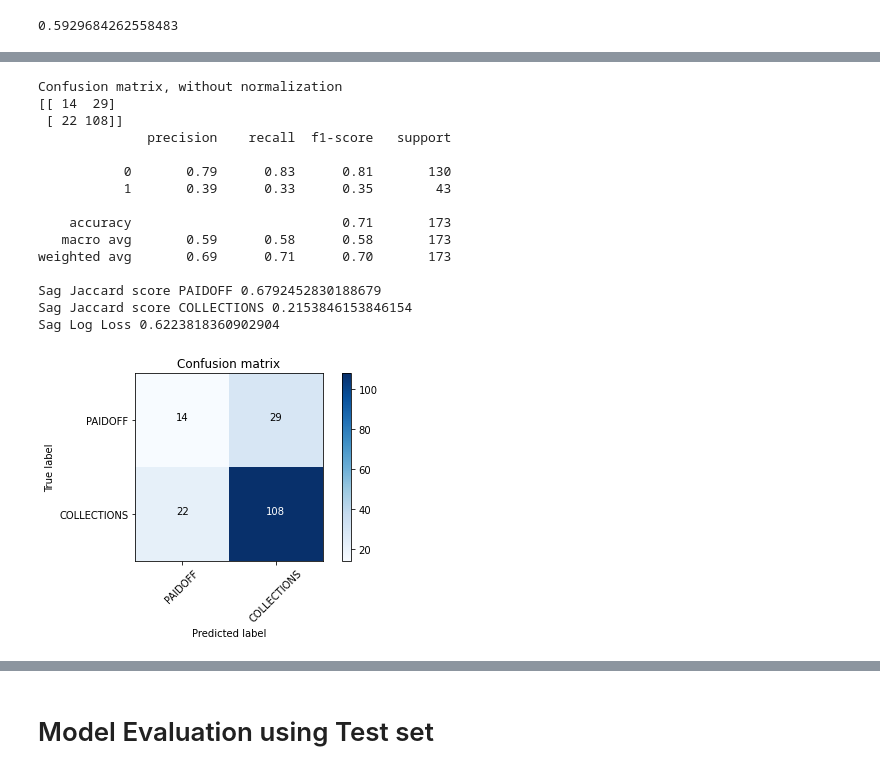
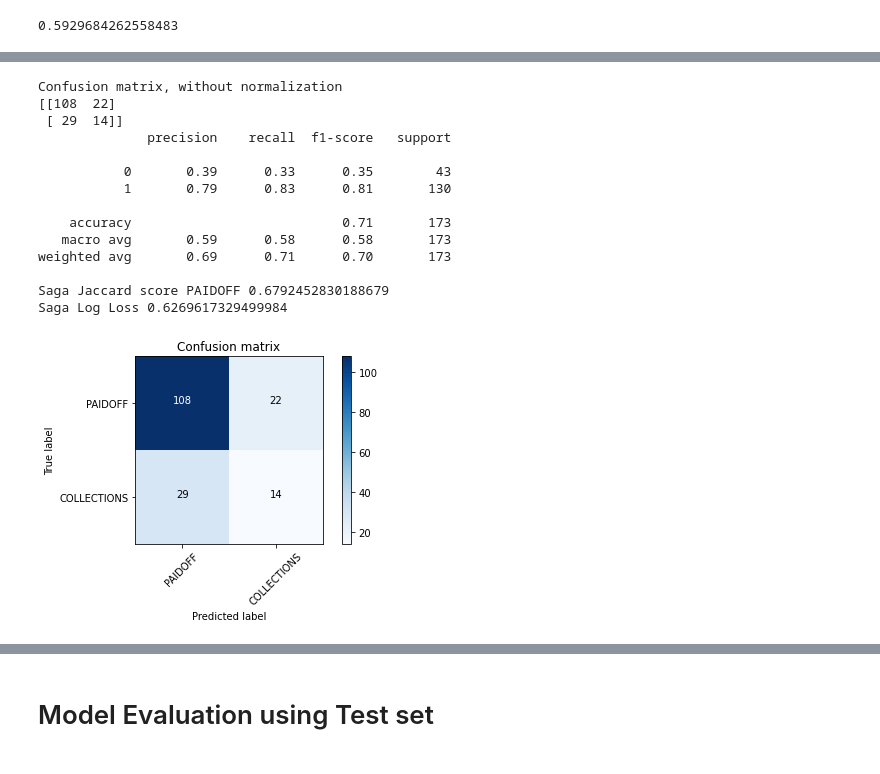
Before and after one commit to mrranck/Mystuff, a Jupyter notebook: Capstone_Notebook_2.ipynb, the cells around one changed output, grey strips where cells are left out. Cells and saved outputs as stored; diff of their text form; code cells hidden in the pictures.

```diff
--- a/Capstone_Notebook_2.ipynb
+++ b/Capstone_Notebook_2.ipynb
@@ -471,7 +476,7 @@ df2 = pd.read_csv('loan_train.csv')
 df2['due_date'] = pd.to_datetime(df2['due_date'])
 df2['effective_date'] = pd.to_datetime(df2['effective_date'])
 df2['Gender'].replace(to_replace=['male','female'], value=[0,1],inplace=True)
-df2['loan_status'].replace(to_replace=['PAIDOFF','COLLECTION'], value=[0,1],inplace=True)
+df2['loan_status'].replace(to_replace=['PAIDOFF','COLLECTION'], value=[1,0],inplace=True)
 #Tried to classify all education levels but this is leading to issues
 #df2['education'].replace(to_replace=['High School or Below','college','Bechalor','Master or Above'], value=[0,1,2,3],inplace=True)
 df2.head()
@@ -853,37 +880,35 @@ Newton CG Loss 0.6521258283657859
 # %%
 #Sag optimizer
-LR_sag = LogisticRegression(C=1000, solver='sag',multi_class='multinomial', random_state =0).fit(X3_train,y3_train)
+LR_sag = LogisticRegression(C=1000, solver='sag', random_state =0,max_iter=1000).fit(X3_train,y3_train)
 y_LR_sag = LR_sag.predict(X3_test)
 y_LR_sag_prob = LR_sag.predict_proba(X3_test)
 jaccard_score(y3_test, y_LR_sag, pos_label = 0)
 jaccard_score(y3_test, y_LR_sag, pos_label = 1)
 #Compute confusion matrix
 cnf_matrix = confusion_matrix(y3_test, y_LR_sag, labels=[1,0])
 np.set_printoptions(precision=2)
 # Plot non-normalized confusion matrix
 plt.figure()
 plot_confusion_matrix(cnf_matrix, classes=['PAIDOFF','COLLECTIONS'],normalize=False, title='Confusion matrix')
 print (classification_report(y3_test, y_LR_sag))
 #log loss
 log_loss(y3_test, y_LR_sag_prob)
 #printing
-print ("Sag Jaccard score PAIDOFF", jaccard_score(y3_test, y_LR_sag, pos_label = 0))
-print ("Sag Jaccard score COLLECTIONS", jaccard_score(y3_test, y_LR_sag, pos_label = 1))
-print ("Sag Log Loss",log_loss(y3_test, y_LR_sag_prob))
+print ("Saga Jaccard score PAIDOFF", jaccard_score(y3_test, y_LR_sag, pos_label = 1))
+print ("Saga Log Loss",log_loss(y3_test, y_LR_sag_prob))
 # %% [output]
 Confusion matrix, without normalization
-[[ 14  29]
- [ 22 108]]
+[[108  22]
+ [ 29  14]]
               precision    recall  f1-score   support
 
-           0       0.79      0.83      0.81       130
-           1       0.39      0.33      0.35        43
+           0       0.39      0.33      0.35        43
+           1       0.79      0.83      0.81       130
 
     accuracy                           0.71       173
    macro avg       0.59      0.58      0.58       173
 weighted avg       0.69      0.71      0.70       173
 
-Sag Jaccard score PAIDOFF 0.6792452830188679
-Sag Jaccard score COLLECTIONS 0.2153846153846154
-Sag Log Loss 0.6223818360902904
+Saga Jaccard score PAIDOFF 0.6792452830188679
+Saga Log Loss 0.6269617329499984
-[figure, old version]
+[figure, new version]
```
Also changed, not shown: parts of 42 cells of this notebook.
